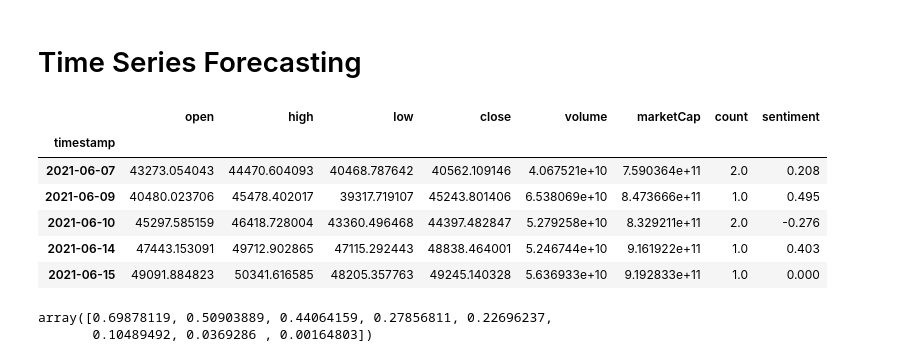
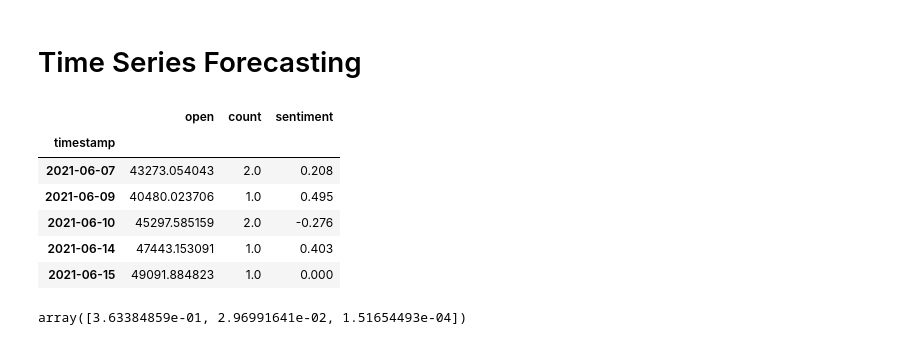
Before and after one commit to AedynLadd/sysc4906-termProject, a Jupyter notebook: src/models/TimeSeries.ipynb, the cells around one changed output. Cells and saved outputs as stored; diff of their text form; code cells hidden in the pictures.

```diff
--- a/src/models/TimeSeries.ipynb
+++ b/src/models/TimeSeries.ipynb
@@ -11,38 +14,38 @@ from statsmodels.tsa.vector_ar.vecm import coint_johansen
 # %%
 
 coin_file = open("../../data/raw/coinmarketcap/historical_data.json")
 coin_data = json.load(coin_file)
 
 coin_data = pd.DataFrame(coin_data["Bitcoin"])
 sentiment_data_df = pd.read_json("../../data/processed/reddit_summary_all.json", orient="index")
 
 keyword_sentiment_data = sentiment_data_df["keyword_based_sentiment"].apply(pd.Series)
 
 Bitcoin_specific_sentiment = keyword_sentiment_data["bitcoin"].apply(pd.Series)[["count","sentiment"]].dropna()
 
 coin_data["timestamp"] = pd.to_datetime(coin_data["timestamp"]).dt.date
 
 Bitcoin_specific_sentiment.reset_index(inplace=True)
 Bitcoin_specific_sentiment.rename(columns = {"index": 'timestamp'}, inplace=True)
 Bitcoin_specific_sentiment["timestamp"] = pd.to_datetime(Bitcoin_specific_sentiment["timestamp"]).dt.date
 
 
 merged_data = pd.merge(left=coin_data, right=Bitcoin_specific_sentiment, how='left', left_on='timestamp', right_on='timestamp').dropna()
 
-merged_data.index = merged_data["timestamp"]
+merged_data.index = pd.DatetimeIndex(merged_data["timestamp"]).to_period("d")
 merged_data.drop(labels = "timestamp", axis = 1, inplace=True)
-
+#merged_data.drop(labels = ["high", "low", "close", "volume", "marketCap", "count"], axis=1, inplace=True)
+merged_data.drop(labels = ["high", "low", "close", "volume", "marketCap"], axis=1, inplace=True)
 merged_data.head(5)
 # %% [output]
-|  | open | high | low | close | volume | marketCap | count | sentiment |
-| timestamp |  |  |  |  |  |  |  |  |
-| 2021-06-07 | 43273.054043 | 44470.604093 | 40468.787642 | 40562.109146 | 4.067521e+10 | 7.590364e+11 | 2.0 | 0.208 |
-| 2021-06-09 | 40480.023706 | 45478.402017 | 39317.719107 | 45243.801406 | 6.538069e+10 | 8.473666e+11 | 1.0 | 0.495 |
-| 2021-06-10 | 45297.585159 | 46418.728004 | 43360.496468 | 44397.482847 | 5.279258e+10 | 8.329211e+11 | 2.0 | -0.276 |
-| 2021-06-14 | 47443.153091 | 49712.902865 | 47115.292443 | 48838.464001 | 5.246744e+10 | 9.161922e+11 | 1.0 | 0.403 |
-| 2021-06-15 | 49091.884823 | 50341.616585 | 48205.357763 | 49245.140328 | 5.636933e+10 | 9.192833e+11 | 1.0 | 0.000 |
+|  | open | count | sentiment |
+| timestamp |  |  |  |
+| 2021-06-07 | 43273.054043 | 2.0 | 0.208 |
+| 2021-06-09 | 40480.023706 | 1.0 | 0.495 |
+| 2021-06-10 | 45297.585159 | 2.0 | -0.276 |
+| 2021-06-14 | 47443.153091 | 1.0 | 0.403 |
+| 2021-06-15 | 49091.884823 | 1.0 | 0.000 |
 # %%
 coint_johansen(merged_data, -1, 1).eig
 # %% [output]
-array([0.69878119, 0.50903889, 0.44064159, 0.27856811, 0.22696237,
-       0.10489492, 0.0369286 , 0.00164803])
+array([3.63384859e-01, 2.96991641e-02, 1.51654493e-04])
```
Also changed, not shown: parts of 8 cells of this notebook, 21 other files.
